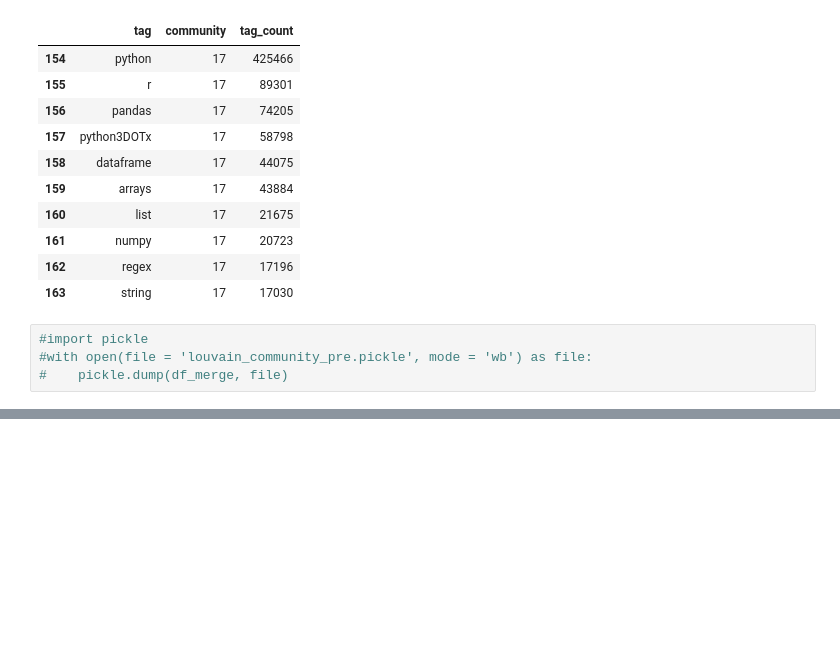
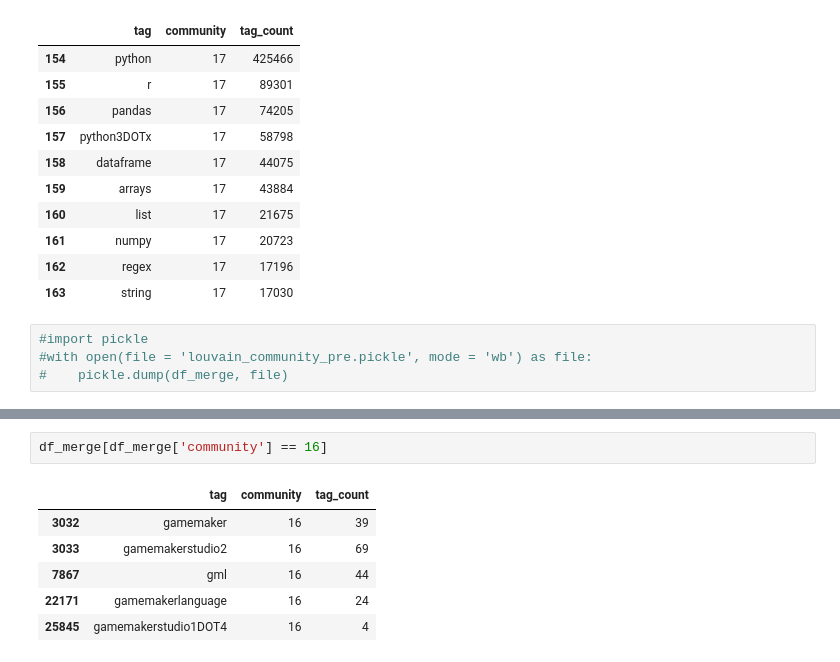
Before and after one commit to CG6036/_Robustness, a Jupyter notebook: TagCluster/Rouvein_pre.ipynb, the cells around one changed output, grey strips where cells are left out. Saved outputs shown, nothing was run; the diff lists cells and outputs as text; blank space fills up the shorter version.

```diff
--- a/TagCluster/Rouvein_pre.ipynb
+++ b/TagCluster/Rouvein_pre.ipynb
@@ -390,0 +429,9 @@ top5each[top5each['community'] == 17]
+# %%
+df_merge[df_merge['community'] == 16]
+# %% [output]
+|  | tag | community | tag_count |
+| 3032 | gamemaker | 16 | 39 |
+| 3033 | gamemakerstudio2 | 16 | 69 |
+| 7867 | gml | 16 | 44 |
+| 22171 | gamemakerlanguage | 16 | 24 |
+| 25845 | gamemakerstudio1DOT4 | 16 | 4 |
```
Also changed, not shown: parts of 4 cells of this notebook, 23 other files.
